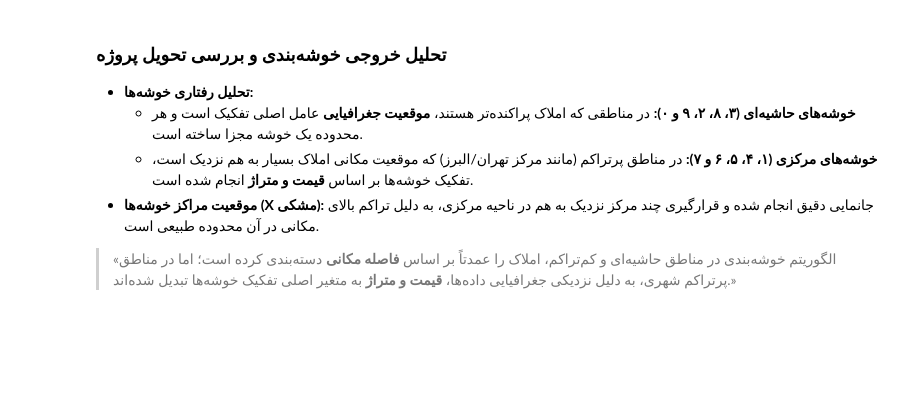
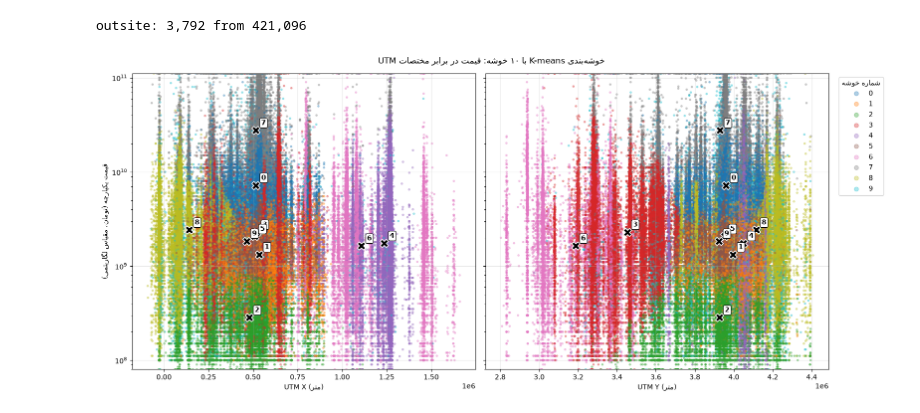
Before and after one commit to s3rasool/divar-real-estate-project, a Jupyter notebook: recommender-system/part1_2.ipynb, the cells around one changed output. Cells and saved outputs as stored; diff of their text form; code cells hidden in the pictures; blank space fills up the shorter version.

```diff
--- a/recommender-system/part1_2.ipynb
+++ b/recommender-system/part1_2.ipynb
@@ -186,13 +246,55 @@ plt.show()
-# %% [markdown]
-<div dir="rtl">
-
-### تحلیل خروجی خوشه‌بندی و بررسی تحویل پروژه
-
-* **تحلیل رفتاری خوشه‌ها:**
-  * **خوشه‌های حاشیه‌ای (۳، ۸، ۲، ۹ و ۰):** در مناطقی که املاک پراکنده‌تر هستند، **موقعیت جغرافیایی** عامل اصلی تفکیک است و هر محدوده یک خوشه مجزا ساخته است.
-  * **خوشه‌های مرکزی (۱، ۴، ۵، ۶ و ۷):** در مناطق پرتراکم (مانند مرکز تهران/البرز) که موقعیت مکانی املاک بسیار به هم نزدیک است، تفکیک خوشه‌ها بر اساس **قیمت و متراژ** انجام شده است.
-* **موقعیت مراکز خوشه‌ها (X مشکی):** جانمایی دقیق انجام شده و قرارگیری چند مرکز نزدیک به هم در ناحیه مرکزی، به دلیل تراکم بالای مکانی در آن محدوده طبیعی است.
-
-> «الگوریتم خوشه‌بندی در مناطق حاشیه‌ای و کم‌تراکم، املاک را عمدتاً بر اساس **فاصله مکانی** دسته‌بندی کرده است؛ اما در مناطق پرتراکم شهری، به دلیل نزدیکی جغرافیایی داده‌ها، **قیمت و متراژ** به متغیر اصلی تفکیک خوشه‌ها تبدیل شده‌اند.»
-
-</div>
+# %%
+lo, hi = cluster_df["unified_price"].quantile([0.005, 0.995])
+outside = ((cluster_df["unified_price"] < lo) | (cluster_df["unified_price"] > hi)).sum()
+print(f"outsite: {outside:,} from {len(cluster_df):,}")
+
+fig, axes = plt.subplots(1, 2, figsize=(16, 7), sharey=True)
+
+for ax, col, label in zip(
+    axes,
+    ["location_utm_x", "location_utm_y"],
+    ["UTM X (متر)", "UTM Y (متر)"],
+):
+    sc = ax.scatter(
+        cluster_df[col],
+        cluster_df["unified_price"],
+        c=cluster_df["cluster"],
+        cmap="tab10",
+        s=6,
+        alpha=0.35,
+        rasterized=True,
+    )
+    ax.scatter(
+        centers_df[col],
+        centers_df["unified_price"],
+        c="black",
+        marker="X",
+        s=140,
+        edgecolors="white",
+        linewidths=1.2,
+        zorder=5,
+    )
+    for i, row in centers_df.iterrows():
+        ax.annotate(
+            str(i), (row[col], row["unified_price"]),
+            xytext=(8, 8), textcoords="offset points",
+            fontsize=10, fontweight="bold",
+            bbox=dict(boxstyle="round,pad=0.2", fc="white", ec="black", lw=0.8),
+            zorder=7,
+        )
+    ax.set_yscale("log")
+    ax.set_ylim(lo, hi)
+    ax.set_xlabel(label)
+    ax.grid(alpha=0.3)
+
+axes[0].set_ylabel("قیمت یکپارچه (تومان، مقیاس لگاریتمی)")
+axes[1].legend(
+    *sc.legend_elements(), title="شماره خوشه",
+    loc="upper left", bbox_to_anchor=(1.02, 1),
+)
+fig.suptitle("خوشه‌بندی K-means با ۱۰ خوشه: قیمت در برابر مختصات UTM")
+plt.tight_layout()
+plt.show()
+# %% [output]
+outsite: 3,792 from 421,096
+[figure, added]
```
Also changed, not shown: parts of 21 cells of this notebook.
